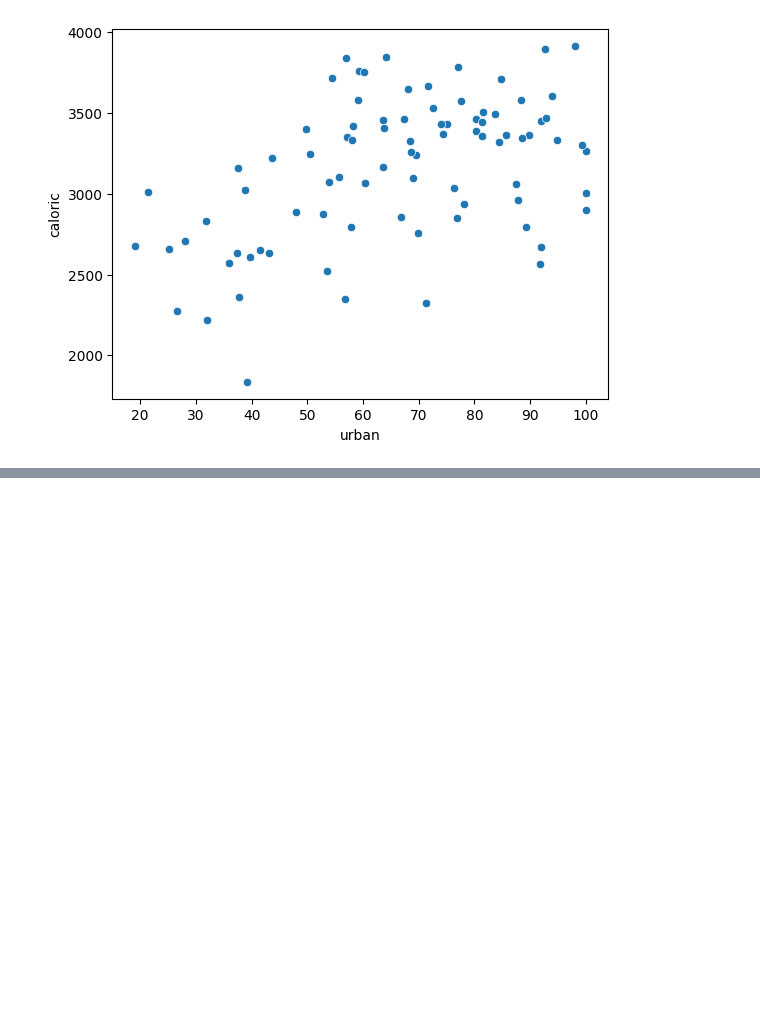
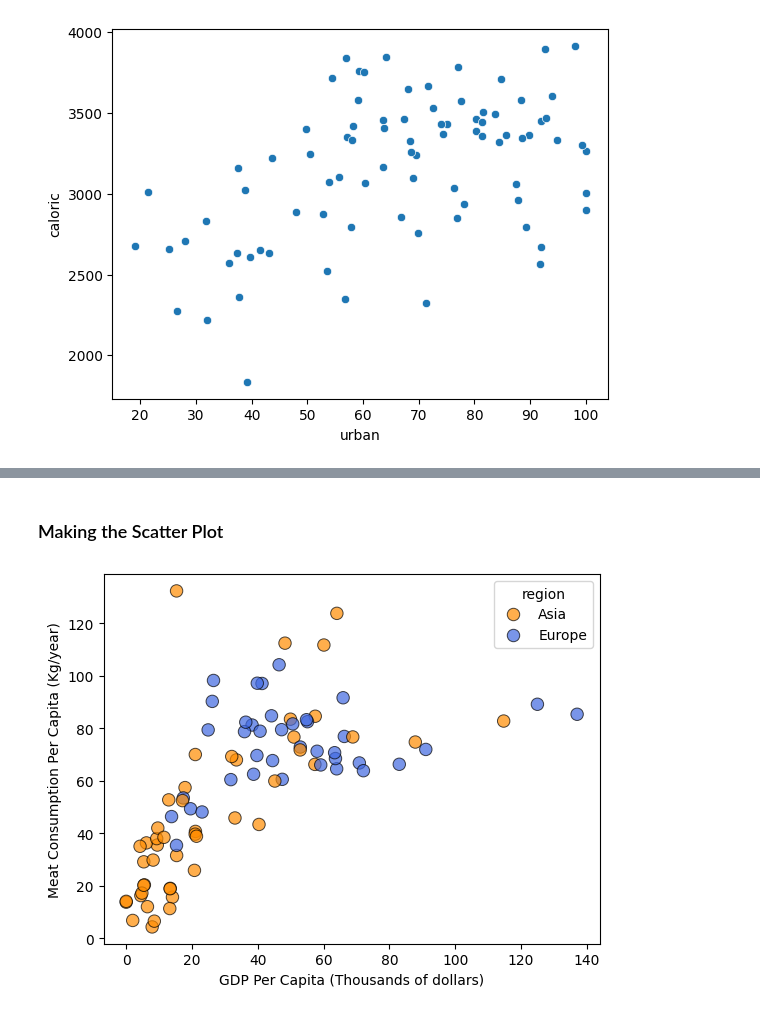
Before and after one commit to Tako870/tddm-ca, a Jupyter notebook: CA.ipynb, the cells around one changed output, grey strips where cells are left out. Drawn from its saved outputs; the diff is of its cells as text; code cells hidden in the pictures; blank space fills up the shorter version.

Commit message:
Some more linear regression, meat v gdp

```diff
--- a/CA.ipynb
+++ b/CA.ipynb
@@ -804,0 +815,26 @@ plt.show()
+# %% [markdown]
+### Making the Scatter Plot
+# %%
+# Make scatter plot
+
+# Take Europe and Asia Dataset
+merged_df = pd.read_csv("datasets/merged_meat_fruit_veg.csv")
+
+# Make GDP in thousands of dollars to avoid insane model params later on
+merged_df['GDP_per_capita'] /= 1000
+
+# Create scatterplot of GDP to meat consumption
+_ = sns.scatterplot(
+    data=merged_df,
+    x='GDP_per_capita',
+    y='Total_Meat_kg_per_capita',
+    hue='region',
+    palette={'Europe': 'royalblue', 'Asia': 'darkorange'},
+    s=80, alpha=0.7, edgecolor='k'
+)
+_ = plt.xlabel('GDP Per Capita (Thousands of dollars)')
+_ = plt.ylabel('Meat Consumption Per Capita (Kg/year)')
+plt.show()
+# Color EU and AP for comparison only
+# %% [output]
+[figure, added]
```
Also changed, not shown: parts of 23 cells of this notebook.
